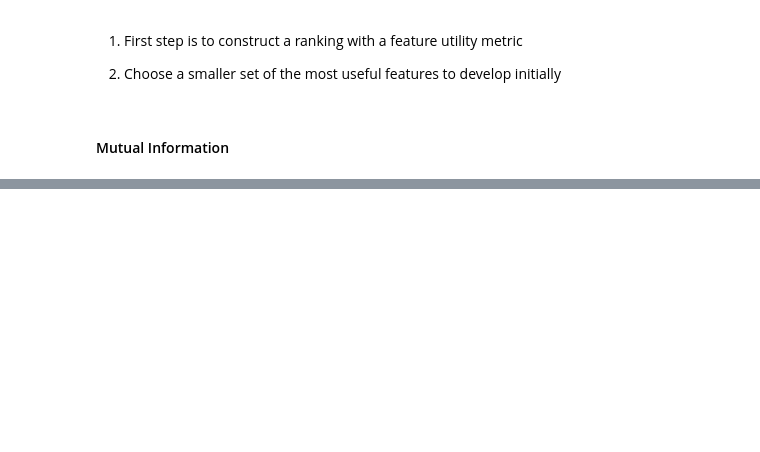
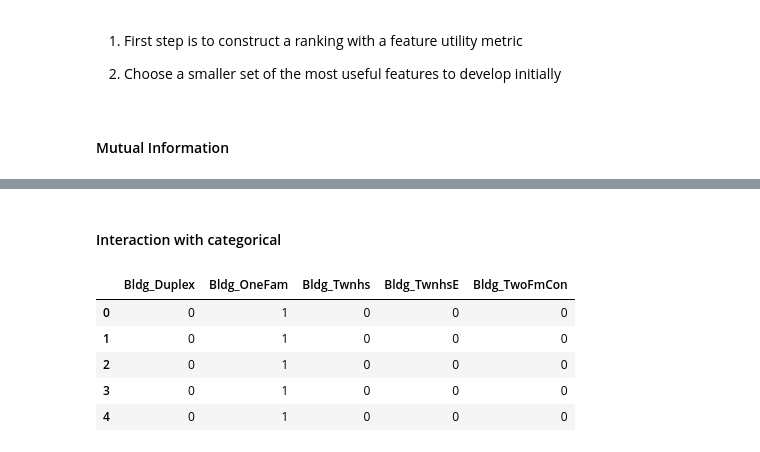
Before and after one commit to gian793/ML, a Jupyter notebook: Notes_FeatureEngineering.ipynb, the cells around one changed output, grey strips where cells are left out. Saved outputs shown, nothing was run; the diff lists cells and outputs as text; code cells hidden in the pictures; blank space fills up the shorter version.

```diff
--- a/Notes_FeatureEngineering.ipynb
+++ b/Notes_FeatureEngineering.ipynb
@@ -80,0 +157,20 @@ sns.lmplot(x="horsepower", y="price", hue="fuel_type", data=df);
+# %% [markdown]
+#### Interaction with categorical
+# %%
+import pandas as pd
+
+df = pd.read_csv("Dataset/ames.csv")
+X = df.copy()
+y = X.pop("SalePrice")
+# %%
+# One-hot encode BldgType. Use `prefix="Bldg"` in `get_dummies`
+X_2 =  pd.get_dummies(df.BldgType, prefix="Bldg")
+# %%
+X_2.head()
+# %% [output]
+|  | Bldg_Duplex | Bldg_OneFam | Bldg_Twnhs | Bldg_TwnhsE | Bldg_TwoFmCon |
+| 0 | 0 | 1 | 0 | 0 | 0 |
+| 1 | 0 | 1 | 0 | 0 | 0 |
+| 2 | 0 | 1 | 0 | 0 | 0 |
+| 3 | 0 | 1 | 0 | 0 | 0 |
+| 4 | 0 | 1 | 0 | 0 | 0 |
```
Also changed, not shown: parts of 21 cells of this notebook, 2 other files.
